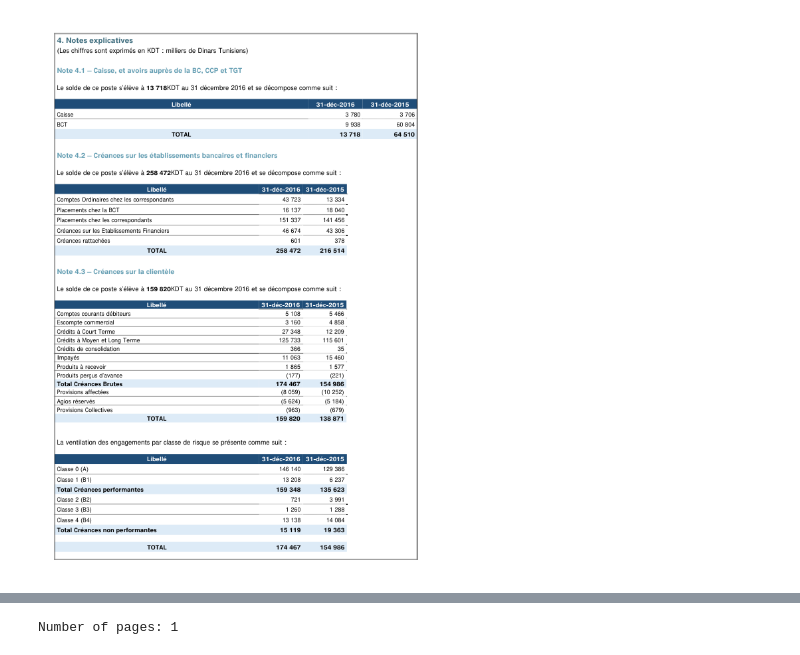
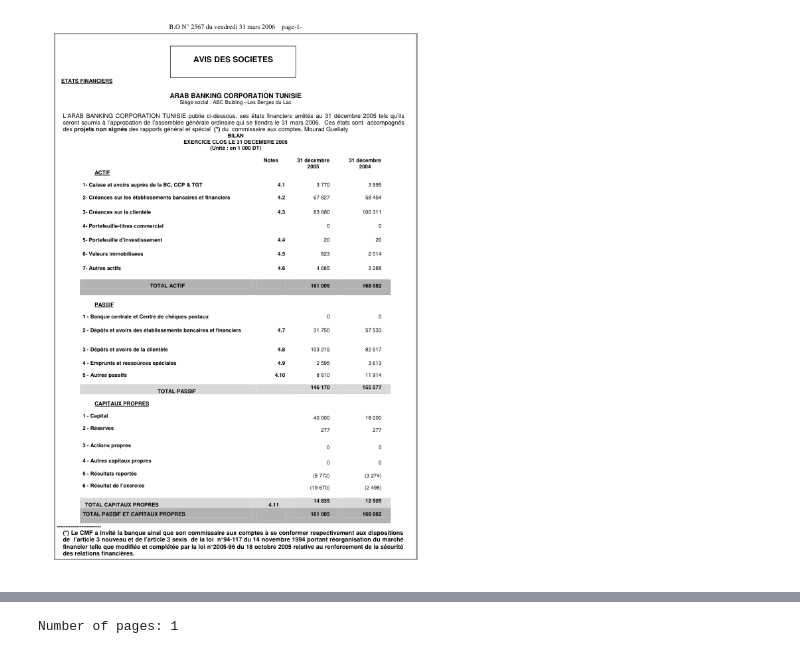
Before and after one commit to bilel910/PI-DataScience-BFI, a Jupyter notebook: extractionYolov8.ipynb, the cells around one changed output, grey strips where cells are left out. Drawn from its saved outputs; the diff is of its cells as text; code cells hidden in the pictures.

```diff
--- a/extractionYolov8.ipynb
+++ b/extractionYolov8.ipynb
@@ -25,9 +27,9 @@ os.environ["PATH"] = rf"C:\Users\kortb\Downloads\Release-24.02.0-0\poppler-24.02
 # %%
 # image = 'ABC_EFD3112_2005_page_1.png'
 
-image = 'abc_efd311216_page_7.png'
+image = 'ABC_EFD3112_2005_page_1.png'
 
 img = Image.open(image)
 img
 # %% [output]
-[figure, old version]
+[figure, new version]
```
Also changed, not shown: parts of 43 cells of this notebook, 18 other files.
